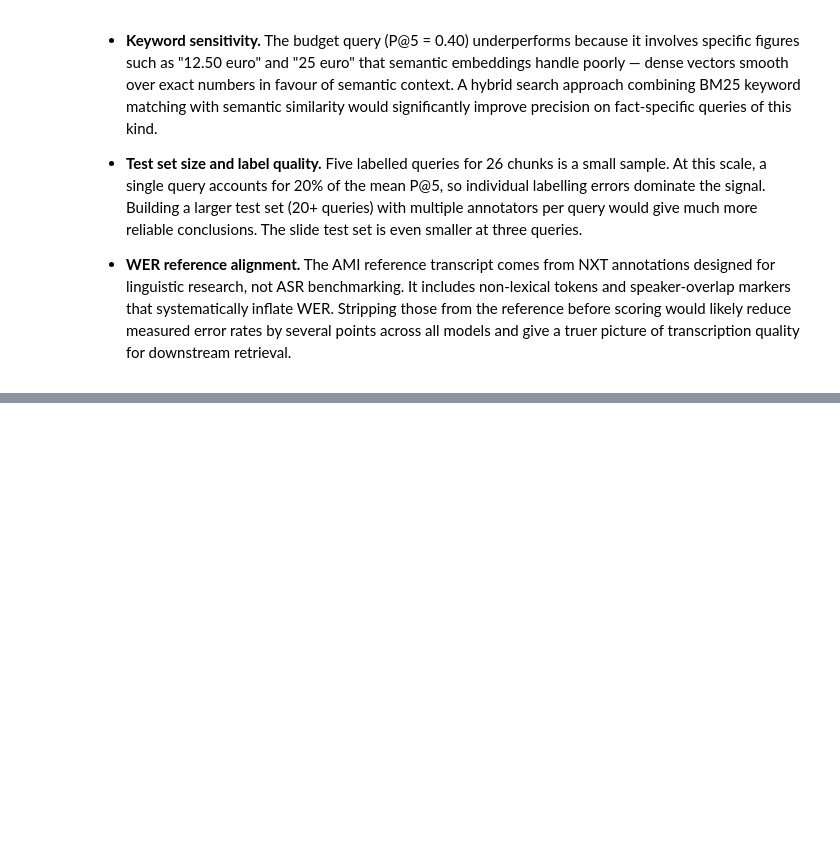
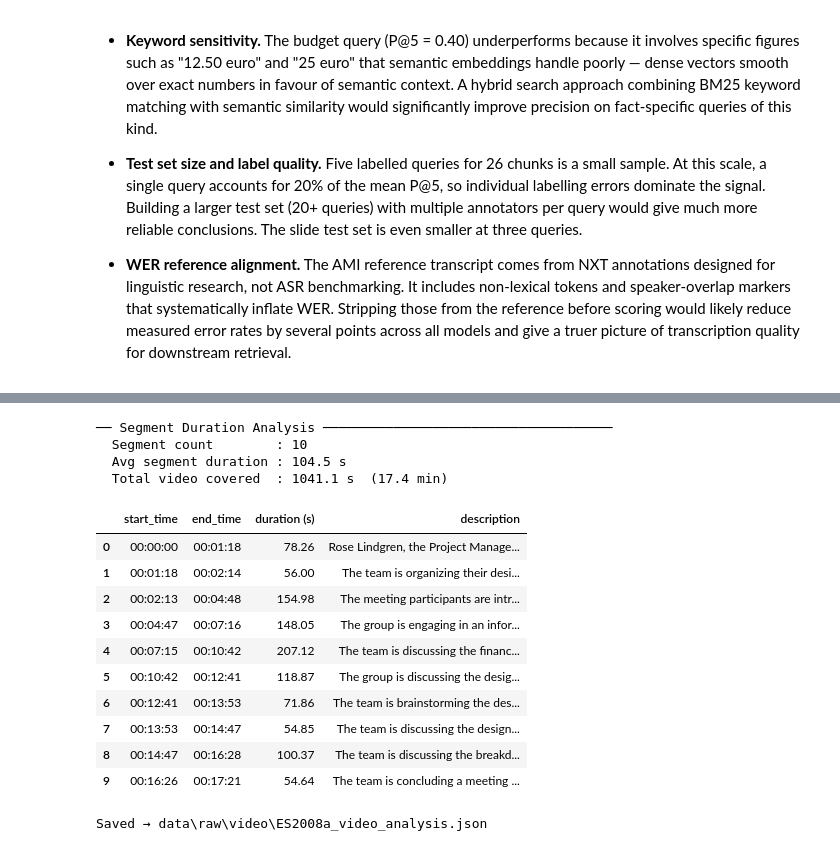
Before and after one commit to z83zhang/ai-data-engineering, a Jupyter notebook: multimodal-search-pipeline/notebook.ipynb, the cells around one changed output, grey strips where cells are left out. Saved outputs shown, nothing was run; the diff lists cells and outputs as text; code cells hidden in the pictures; blank space fills up the shorter version.

```diff
--- a/multimodal-search-pipeline/notebook.ipynb
+++ b/multimodal-search-pipeline/notebook.ipynb
@@ -1018,0 +1262,42 @@ At 250 characters each chunk is too narrow. A single conversational turn spans m
+# %%
+# ── Segment duration analysis ──────────────────────────────────────────────
+total_covered = video_df["end_sec"].max() - video_df["start_sec"].min()
+
+print("── Segment Duration Analysis ─────────────────────────────────────")
+print(f"  Segment count        : {len(video_df)}")
+print(f"  Avg segment duration : {video_df['duration_sec'].mean():.1f} s")
+print(f"  Total video covered  : {total_covered:.1f} s  ({total_covered / 60:.1f} min)")
+print()
+display(
+    video_df[["start_time", "end_time", "duration_sec", "description"]]
+    .assign(description=video_df["description"].str[:100])
+    .rename(columns={"duration_sec": "duration (s)"})
+)
+
+# ── Save to JSON ───────────────────────────────────────────────────────────
+video_json_path = VIDEO_DIR / "ES2008a_video_analysis.json"
+export_cols = ["meeting_id", "meeting_part", "start_time", "end_time", "description"]
+with open(video_json_path, "w", encoding="utf-8") as fh:
+    json.dump(
+        video_df[export_cols].to_dict(orient="records"),
+        fh, indent=2, ensure_ascii=False,
+    )
+
+print(f"\nSaved → {video_json_path}")
+# %% [output]
+── Segment Duration Analysis ─────────────────────────────────────
+  Segment count        : 10
+  Avg segment duration : 104.5 s
+  Total video covered  : 1041.1 s  (17.4 min)
+|  | start_time | end_time | duration (s) | description |
+| 0 | 00:00:00 | 00:01:18 | 78.26 | Rose Lindgren, the Project Manage... |
+| 1 | 00:01:18 | 00:02:14 | 56.00 | The team is organizing their desi... |
+| 2 | 00:02:13 | 00:04:48 | 154.98 | The meeting participants are intr... |
+| 3 | 00:04:47 | 00:07:16 | 148.05 | The group is engaging in an infor... |
+| 4 | 00:07:15 | 00:10:42 | 207.12 | The team is discussing the financ... |
+| 5 | 00:10:42 | 00:12:41 | 118.87 | The group is discussing the desig... |
+| 6 | 00:12:41 | 00:13:53 | 71.86 | The team is brainstorming the des... |
+| 7 | 00:13:53 | 00:14:47 | 54.85 | The team is discussing the design... |
+| 8 | 00:14:47 | 00:16:28 | 100.37 | The team is discussing the breakd... |
+| 9 | 00:16:26 | 00:17:21 | 54.64 | The team is concluding a meeting ... |
+Saved → data\raw\video\ES2008a_video_analysis.json
```
Also changed, not shown: parts of 16 cells of this notebook, 5 other files.
